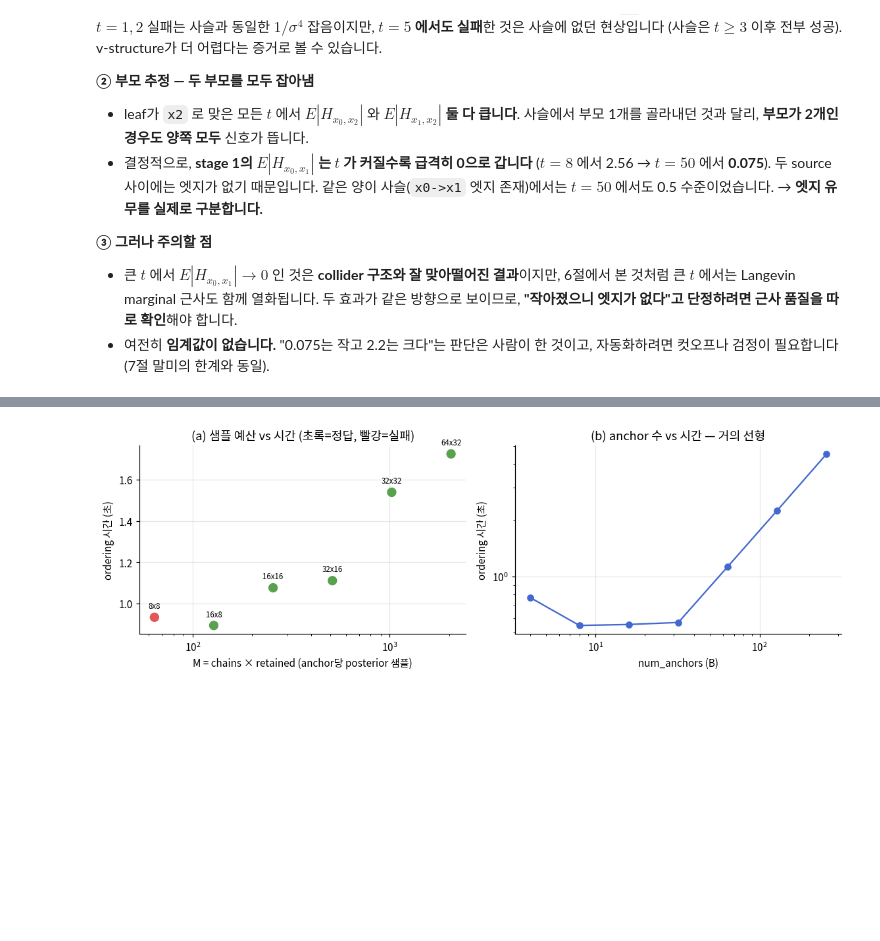
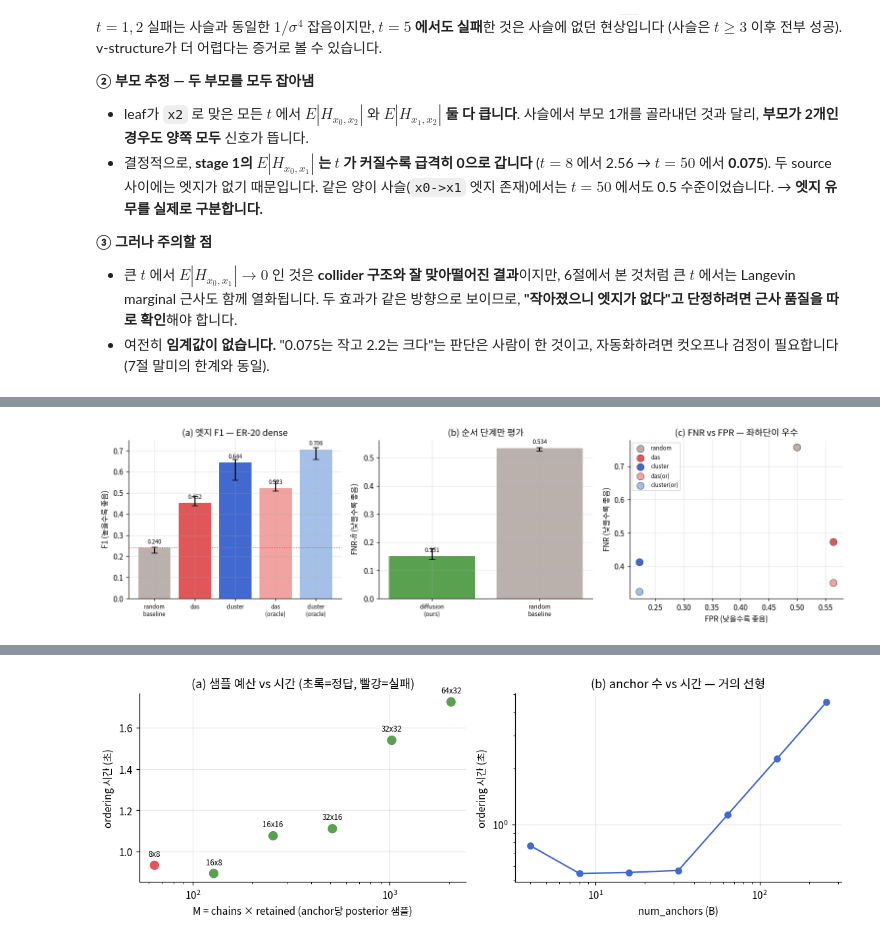
Before and after one commit to hkkwon0922/nonparametric_graphical_diffusion, a Jupyter notebook: main.ipynb, the cells around one changed output, grey strips where cells are left out. Drawn from its saved outputs; the diff is of its cells as text; code cells hidden in the pictures; blank space fills up the shorter version.

```diff
--- a/main.ipynb
+++ b/main.ipynb
@@ -823,0 +907,44 @@ $t=1,2$ 실패는 사슬과 동일한 $1/\sigma^4$ 잡음이지만, **$t=5$ 에
+# %%
+fig, axes = plt.subplots(1, 3, figsize=(14, 3.9))
+names = ["random\nbaseline", "das", "cluster", "das\n(oracle)", "cluster\n(oracle)"]
+keys = ["random_baseline", "das", "cluster", "das_oracle_order", "cluster_oracle_order"]
+cols = ["#bab0ac", "#e15759", "#4269d0", "#f0a3a0", "#a5c0e8"]
+
+# (a) F1 (중앙값 + 사분위 범위)
+ax = axes[0]
+med = [agg[k]["f1"]["median"] for k in keys]
+lo = [agg[k]["f1"]["median"] - agg[k]["f1"]["q25"] for k in keys]
+hi = [agg[k]["f1"]["q75"] - agg[k]["f1"]["median"] for k in keys]
+ax.bar(range(5), med, yerr=[lo, hi], color=cols, capsize=4)
+ax.set_xticks(range(5)); ax.set_xticklabels(names, fontsize=7.5)
+ax.set_ylabel("F1 (높을수록 좋음)"); ax.set_title("(a) 엣지 F1 — ER-20 dense")
+ax.axhline(agg["random_baseline"]["f1"]["median"], color="#e15759", ls=":", lw=1.2)
+for i, v in enumerate(med):
+    ax.text(i, v + 0.02, f"{v:.3f}", ha="center", fontsize=7.5)
+
+# (b) FNR-pi: 순서 단계
+ax = axes[1]
+ours = agg["ordering_fnr_pi"]
+bl = agg["random_baseline"]["fnr_pi"]
+ax.bar([0, 1], [ours["median"], bl["median"]],
+       yerr=[[ours["median"] - ours["q25"], bl["median"] - bl["q25"]],
+             [ours["q75"] - ours["median"], bl["q75"] - bl["median"]]],
+       color=["#59a14f", "#bab0ac"], capsize=4)
+ax.set_xticks([0, 1]); ax.set_xticklabels(["diffusion\n(ours)", "random\nbaseline"],
+                                          fontsize=8)
+ax.set_ylabel(r"FNR-$\hat\pi$ (낮을수록 좋음)")
+ax.set_title("(b) 순서 단계만 평가")
+for i, v in enumerate([ours["median"], bl["median"]]):
+    ax.text(i, v + 0.015, f"{v:.3f}", ha="center", fontsize=8)
+
+# (c) FNR vs FPR 트레이드오프
+ax = axes[2]
+for k, nm, c in zip(keys, ["random", "das", "cluster", "das(or)", "cluster(or)"], cols):
+    ax.scatter(agg[k]["fpr"]["median"], agg[k]["fnr"]["median"], s=90, color=c,
+               edgecolor="k", linewidth=0.4, zorder=3, label=nm)
+ax.set_xlabel("FPR (낮을수록 좋음)"); ax.set_ylabel("FNR (낮을수록 좋음)")
+ax.set_title("(c) FNR vs FPR — 좌하단이 우수"); ax.legend(fontsize=7.5)
+
+fig.tight_layout(); plt.show()
+# %% [output]
+[figure, added]
```
Also changed, not shown: parts of 14 cells of this notebook, 3 other files.
